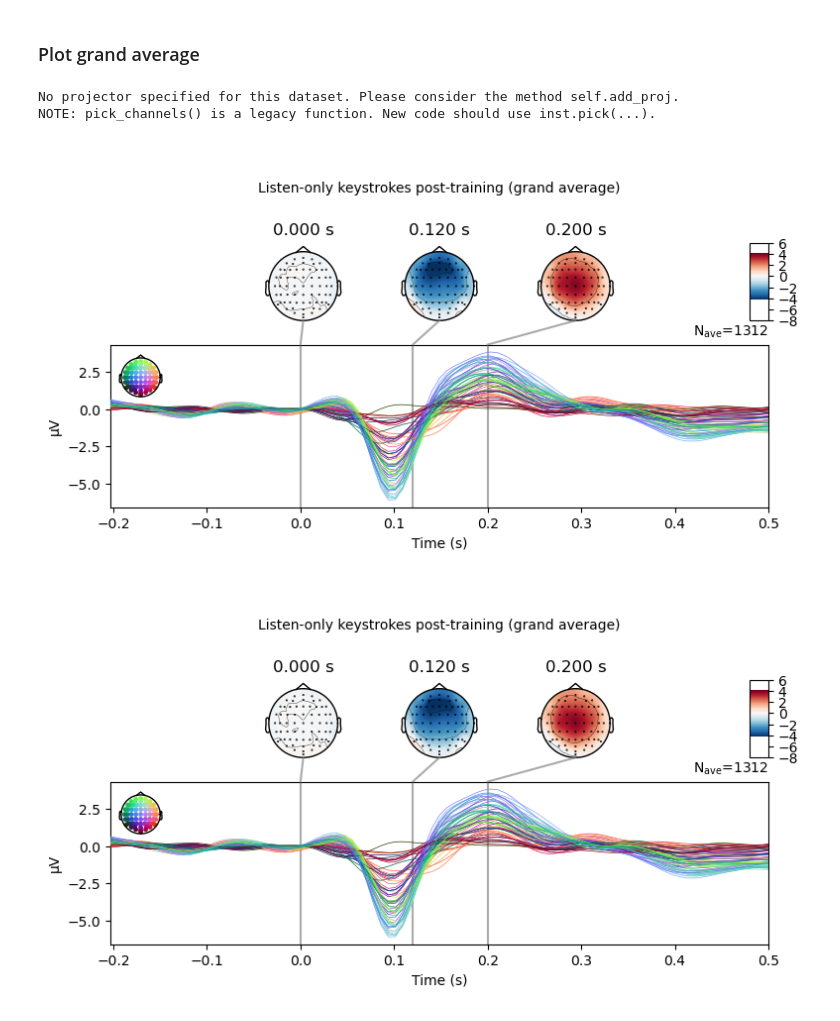
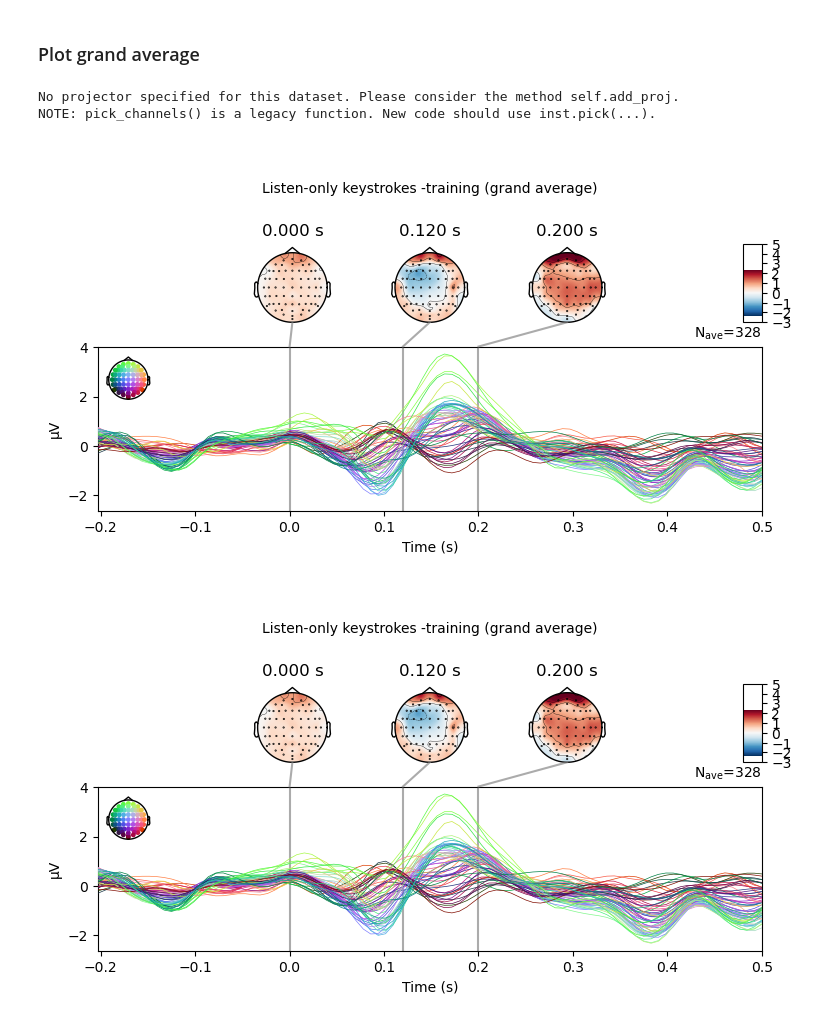
Before and after one commit to haiqin-zhang/AM-EEG, a Jupyter notebook: analysis_listen/ave_listen_ERPs.ipynb, the cells around one changed output. Drawn from its saved outputs; the diff is of its cells as text; code cells hidden in the pictures.

```diff
--- a/analysis_listen/ave_listen_ERPs.ipynb
+++ b/analysis_listen/ave_listen_ERPs.ipynb
@@ -17,7 +17,7 @@ epochs_dir = '/Users/cindyzhang/Documents/M2/Audiomotor_Piano/AM-EEG/analysis_li
 
 #period = 'post'
 #subjects_to_process = ['05', '06', '07', '08']
-subjects_to_process = [ '11']
+subjects_to_process = [ '03']
 # %% [markdown]
 #### TO DO: take equal subsets from each participant?
 # %%
@@ -70,12 +88,12 @@ IndexError: list index out of range
 # %% [markdown]
 ### Plot grand average
 # %%
-concat_evoked_pre.plot_joint(times =[ 0, 0.12, 0.2], title= f'Listen-only keystrokes {period}-training (grand average)')
+concat_evoked_pre.plot_joint(times =[ 0, 0.12, 0.2], title= f'Listen-only keystrokes -training (grand average)')
 # %% [output]
 No projector specified for this dataset. Please consider the method self.add_proj.
 NOTE: pick_channels() is a legacy function. New code should use inst.pick(...).
-[figure, old version]
+[figure, new version]
-[figure, old version]
+[figure, new version]
 # %%
 ga = dict(
         pretraining=list(concat_epochs_pre.iter_evoked()),
```
Also changed, not shown: parts of 2 cells of this notebook, 8 other files.
